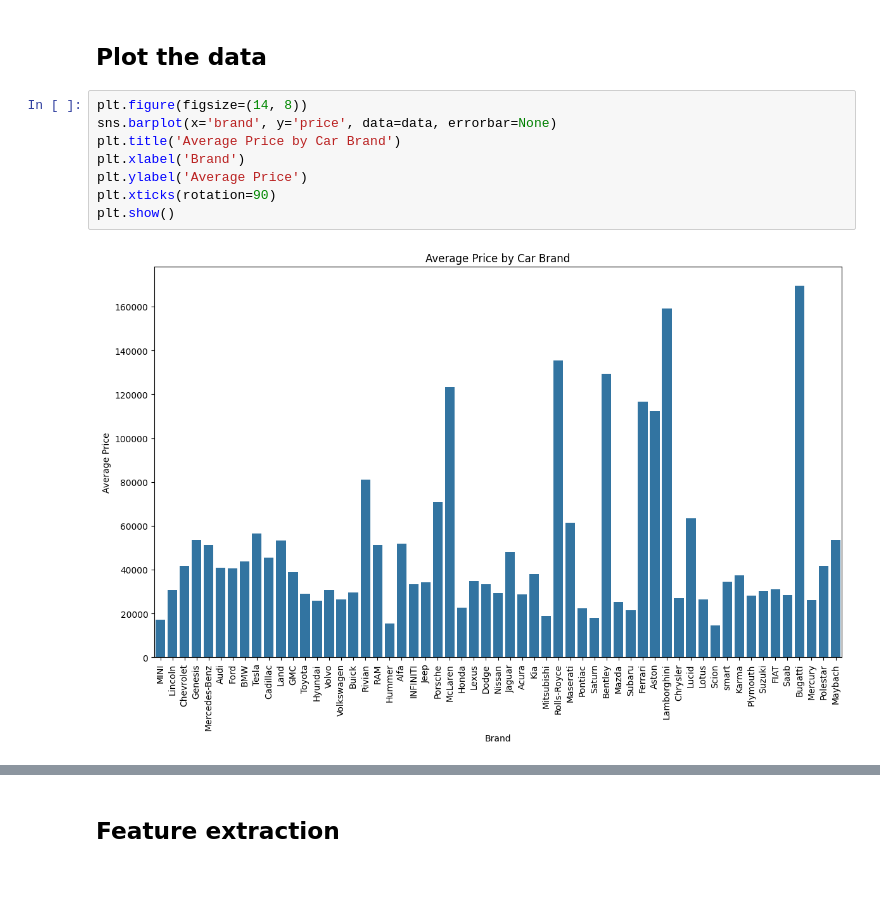
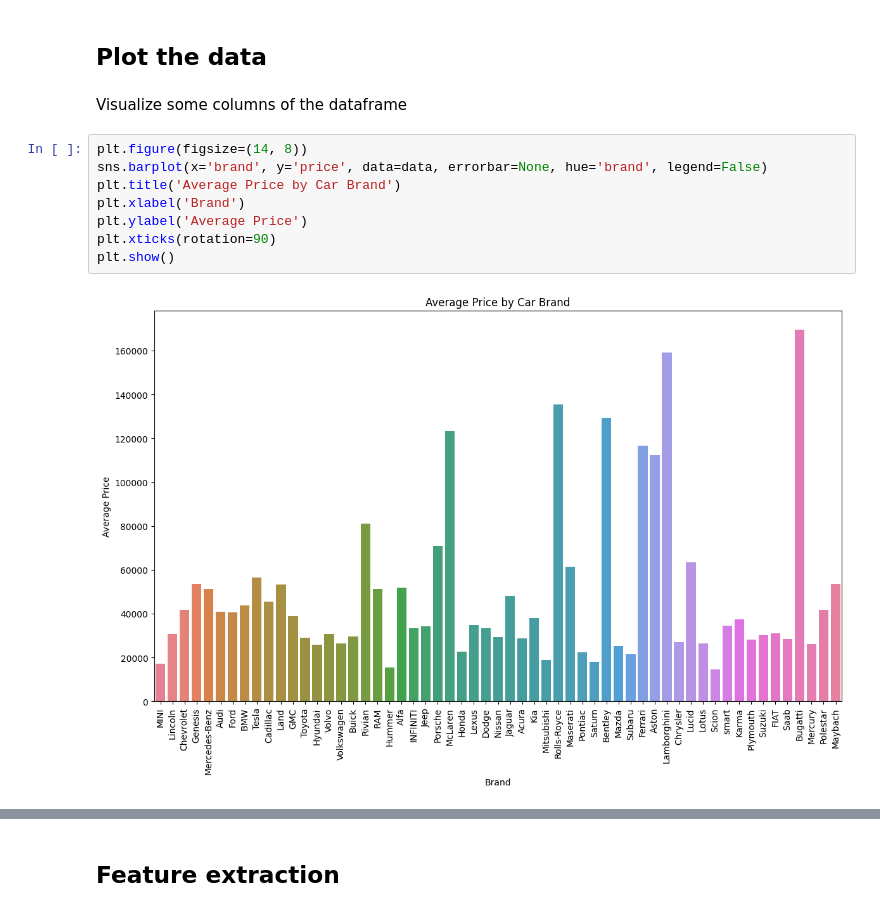
Before and after one commit to tancredibosi/bosi-Regression_Used_Cars_Price, a Jupyter notebook: bosi_car_prices.ipynb, the cells around one changed output, grey strips where cells are left out. Saved outputs shown, nothing was run; the diff lists cells and outputs as text; blank space fills up the shorter version.

```diff
--- a/bosi_car_prices.ipynb
+++ b/bosi_car_prices.ipynb
@@ -90,13 +88,15 @@ clean_title     14239
 dtype: int64
 # %% [markdown]
 ## Plot the data
+# %% [markdown]
+Visualize some columns of the dataframe
 # %%
 plt.figure(figsize=(14, 8))
-sns.barplot(x='brand', y='price', data=data, errorbar=None)
+sns.barplot(x='brand', y='price', data=data, errorbar=None, hue='brand', legend=False)
 plt.title('Average Price by Car Brand')
 plt.xlabel('Brand')
 plt.ylabel('Average Price')
 plt.xticks(rotation=90)
 plt.show()
 # %% [output]
-[figure, old version]
+[figure, new version]
```
Also changed, not shown: parts of 31 cells of this notebook.
